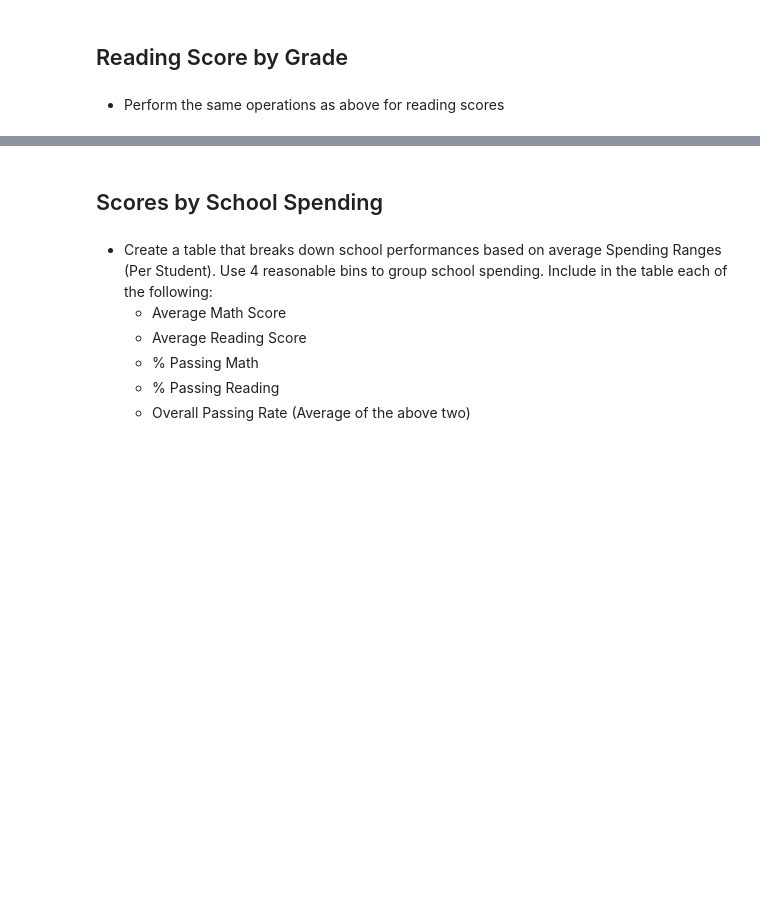
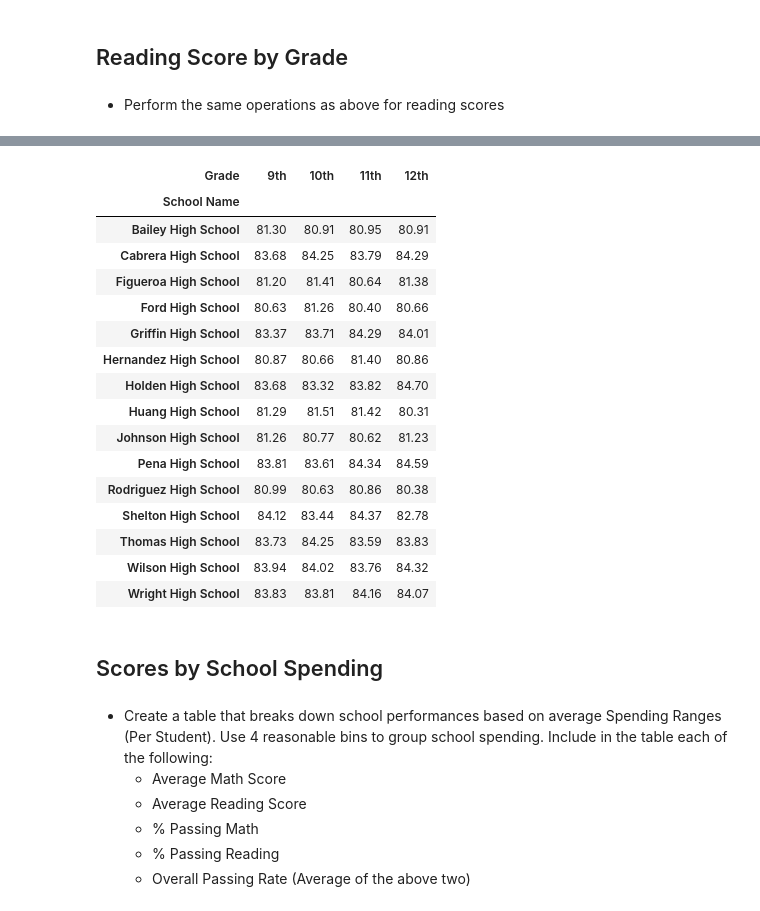
Before and after one commit to timhulak/academy_of_py, a Jupyter notebook: PyCitySchool.ipynb, the cells around one changed output, grey strips where cells are left out. Drawn from its saved outputs; the diff is of its cells as text; code cells hidden in the pictures; blank space fills up the shorter version.

```diff
--- a/PyCitySchool.ipynb
+++ b/PyCitySchool.ipynb
@@ -292,3 +337,27 @@ school_summary_df.head()
+# %%
+scores_by_reading_grade = school_summary_df.groupby(['School Name', 'Grade'])
+scores_by_reading_grade_sorted = scores_by_reading_grade["Reading Score"].mean().unstack()
+scores_by_reading_grade_sorted = scores_by_reading_grade_sorted [["9th","10th","11th","12th"]]
+scores_by_reading_grade_sorted = round(scores_by_reading_grade_sorted, 2)
+scores_by_reading_grade_sorted
+# %% [output]
+| Grade | 9th | 10th | 11th | 12th |
+| School Name |  |  |  |  |
+| Bailey High School | 81.30 | 80.91 | 80.95 | 80.91 |
+| Cabrera High School | 83.68 | 84.25 | 83.79 | 84.29 |
+| Figueroa High School | 81.20 | 81.41 | 80.64 | 81.38 |
+| Ford High School | 80.63 | 81.26 | 80.40 | 80.66 |
+| Griffin High School | 83.37 | 83.71 | 84.29 | 84.01 |
+| Hernandez High School | 80.87 | 80.66 | 81.40 | 80.86 |
+| Holden High School | 83.68 | 83.32 | 83.82 | 84.70 |
+| Huang High School | 81.29 | 81.51 | 81.42 | 80.31 |
+| Johnson High School | 81.26 | 80.77 | 80.62 | 81.23 |
+| Pena High School | 83.81 | 83.61 | 84.34 | 84.59 |
+| Rodriguez High School | 80.99 | 80.63 | 80.86 | 80.38 |
+| Shelton High School | 84.12 | 83.44 | 84.37 | 82.78 |
+| Thomas High School | 83.73 | 84.25 | 83.59 | 83.83 |
+| Wilson High School | 83.94 | 84.02 | 83.76 | 84.32 |
+| Wright High School | 83.83 | 83.81 | 84.16 | 84.07 |
 # %% [markdown]
 ## Scores by School Spending
 # %% [markdown]
```
Also changed, not shown: parts of 15 cells of this notebook.
